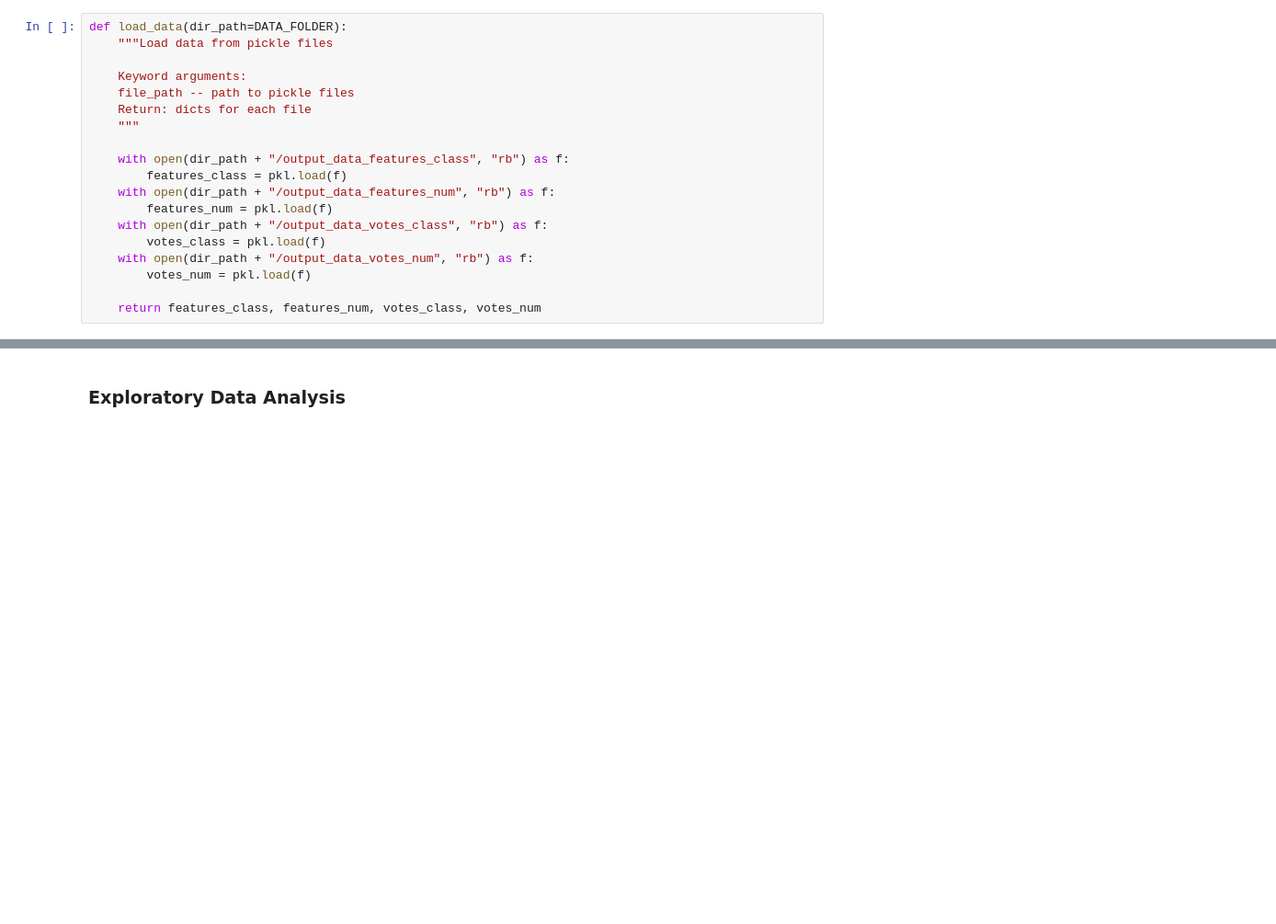
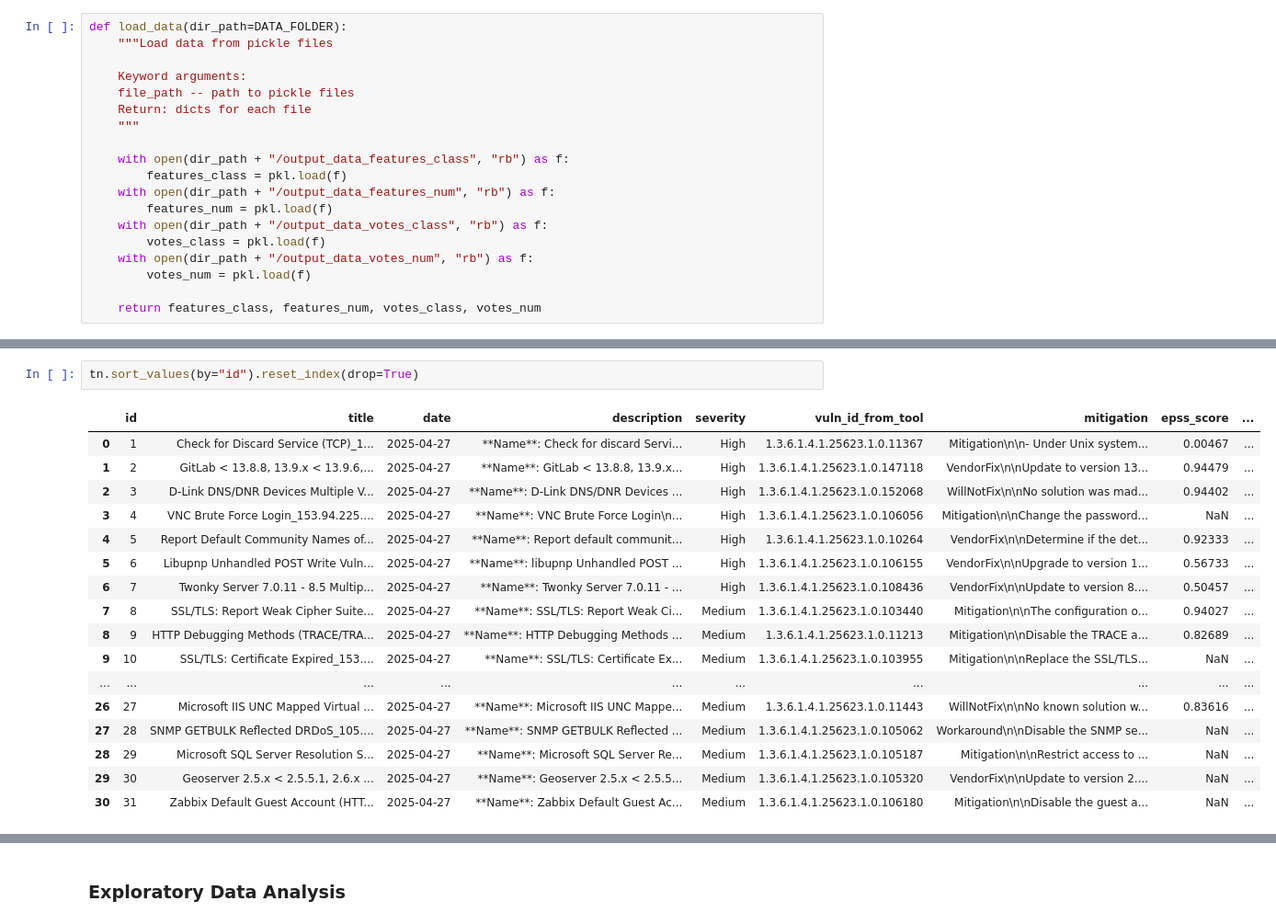
Before and after one commit to TopologyMapping/network-security, a Jupyter notebook: voting_analysis/src/analysis/data_prep.ipynb, the cells around one changed output, grey strips where cells are left out. Shown: that part at 92% size. Saved outputs shown, nothing was run; the diff lists cells and outputs as text; blank space fills up the shorter version.

```diff
--- a/voting_analysis/src/analysis/data_prep.ipynb
+++ b/voting_analysis/src/analysis/data_prep.ipynb
@@ -56 +79,21 @@ dev_users = users["crivo-dev"]
+# %%
+tn.sort_values(by="id").reset_index(drop=True)
+# %% [output]
+|  | id | title | date | description | severity | vuln_id_from_tool | mitigation | epss_score | ... |
+| 0 | 1 | Check for Discard Service (TCP)_1... | 2025-04-27 | **Name**: Check for discard Servi... | High | 1.3.6.1.4.1.25623.1.0.11367 | Mitigation\n\n- Under Unix system... | 0.00467 | ... |
+| 1 | 2 | GitLab < 13.8.8, 13.9.x < 13.9.6,... | 2025-04-27 | **Name**: GitLab < 13.8.8, 13.9.x... | High | 1.3.6.1.4.1.25623.1.0.147118 | VendorFix\n\nUpdate to version 13... | 0.94479 | ... |
+| 2 | 3 | D-Link DNS/DNR Devices Multiple V... | 2025-04-27 | **Name**: D-Link DNS/DNR Devices ... | High | 1.3.6.1.4.1.25623.1.0.152068 | WillNotFix\n\nNo solution was mad... | 0.94402 | ... |
+| 3 | 4 | VNC Brute Force Login_153.94.225.... | 2025-04-27 | **Name**: VNC Brute Force Login\n... | High | 1.3.6.1.4.1.25623.1.0.106056 | Mitigation\n\nChange the password... | NaN | ... |
+| 4 | 5 | Report Default Community Names of... | 2025-04-27 | **Name**: Report default communit... | High | 1.3.6.1.4.1.25623.1.0.10264 | VendorFix\n\nDetermine if the det... | 0.92333 | ... |
+| 5 | 6 | Libupnp Unhandled POST Write Vuln... | 2025-04-27 | **Name**: libupnp Unhandled POST ... | High | 1.3.6.1.4.1.25623.1.0.106155 | VendorFix\n\nUpgrade to version 1... | 0.56733 | ... |
+| 6 | 7 | Twonky Server 7.0.11 - 8.5 Multip... | 2025-04-27 | **Name**: Twonky Server 7.0.11 - ... | High | 1.3.6.1.4.1.25623.1.0.108436 | VendorFix\n\nUpdate to version 8.... | 0.50457 | ... |
+| 7 | 8 | SSL/TLS: Report Weak Cipher Suite... | 2025-04-27 | **Name**: SSL/TLS: Report Weak Ci... | Medium | 1.3.6.1.4.1.25623.1.0.103440 | Mitigation\n\nThe configuration o... | 0.94027 | ... |
+| 8 | 9 | HTTP Debugging Methods (TRACE/TRA... | 2025-04-27 | **Name**: HTTP Debugging Methods ... | Medium | 1.3.6.1.4.1.25623.1.0.11213 | Mitigation\n\nDisable the TRACE a... | 0.82689 | ... |
+| 9 | 10 | SSL/TLS: Certificate Expired_153.... | 2025-04-27 | **Name**: SSL/TLS: Certificate Ex... | Medium | 1.3.6.1.4.1.25623.1.0.103955 | Mitigation\n\nReplace the SSL/TLS... | NaN | ... |
+| ... | ... | ... | ... | ... | ... | ... | ... | ... | ... |
+| 26 | 27 | Microsoft IIS UNC Mapped Virtual ... | 2025-04-27 | **Name**: Microsoft IIS UNC Mappe... | Medium | 1.3.6.1.4.1.25623.1.0.11443 | WillNotFix\n\nNo known solution w... | 0.83616 | ... |
+| 27 | 28 | SNMP GETBULK Reflected DRDoS_105.... | 2025-04-27 | **Name**: SNMP GETBULK Reflected ... | Medium | 1.3.6.1.4.1.25623.1.0.105062 | Workaround\n\nDisable the SNMP se... | NaN | ... |
+| 28 | 29 | Microsoft SQL Server Resolution S... | 2025-04-27 | **Name**: Microsoft SQL Server Re... | Medium | 1.3.6.1.4.1.25623.1.0.105187 | Mitigation\n\nRestrict access to ... | NaN | ... |
+| 29 | 30 | Geoserver 2.5.x < 2.5.5.1, 2.6.x ... | 2025-04-27 | **Name**: Geoserver 2.5.x < 2.5.5... | Medium | 1.3.6.1.4.1.25623.1.0.105320 | VendorFix\n\nUpdate to version 2.... | NaN | ... |
+| 30 | 31 | Zabbix Default Guest Account (HTT... | 2025-04-27 | **Name**: Zabbix Default Guest Ac... | Medium | 1.3.6.1.4.1.25623.1.0.106180 | Mitigation\n\nDisable the guest a... | NaN | ... |
 # %%
```
Also changed, not shown: parts of 21 cells of this notebook, 3 other files.
